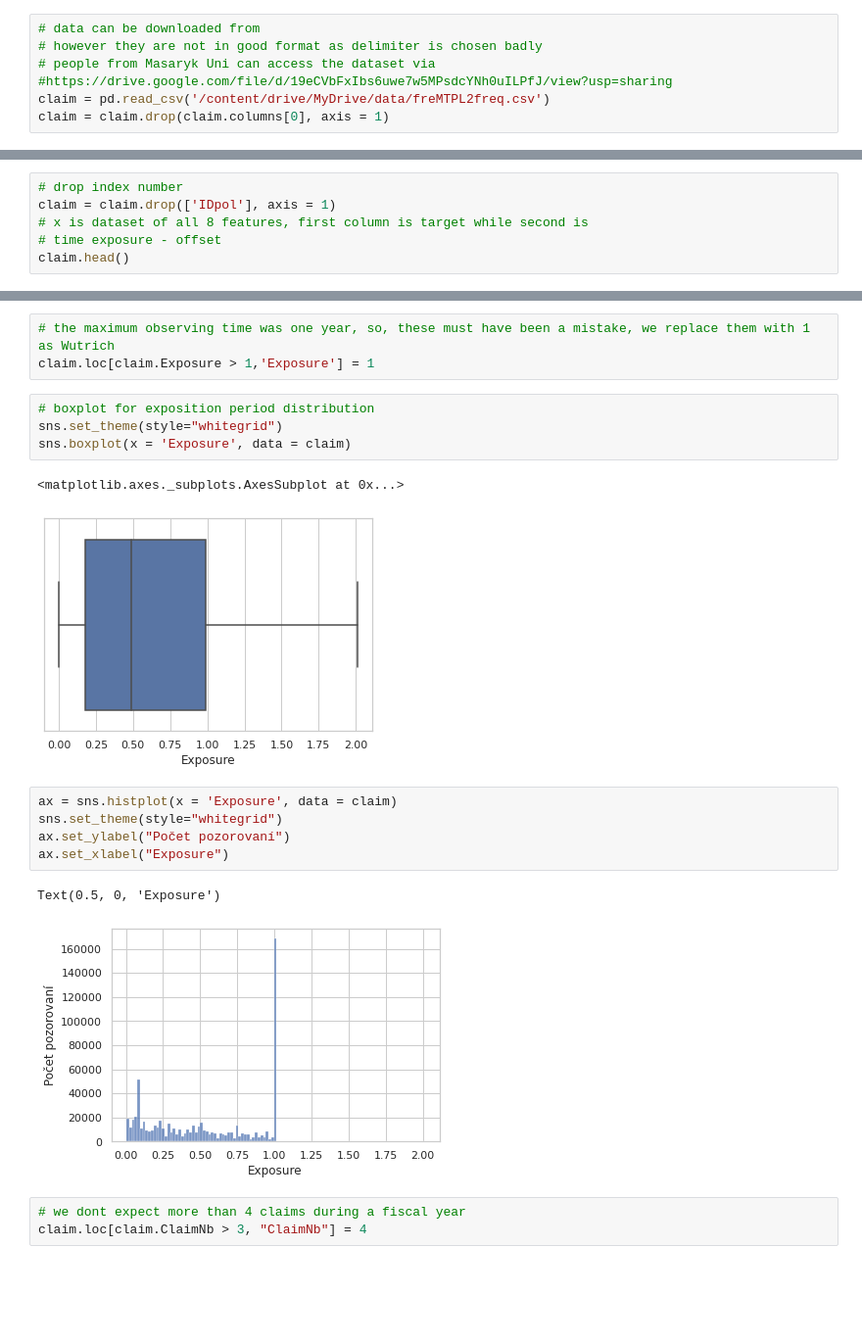
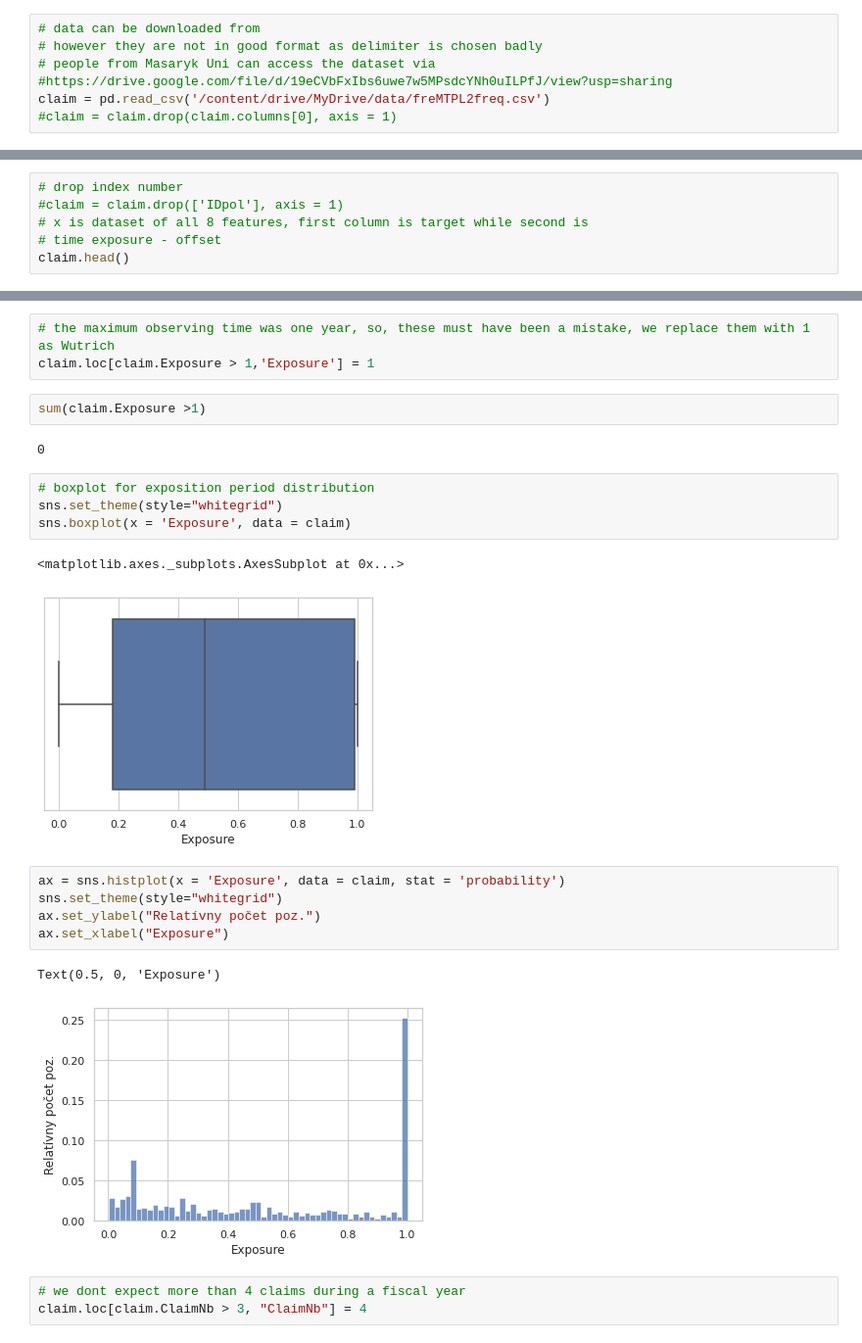
Before and after one commit to jademuun/car_insurance_MTPL, a Jupyter notebook: preprocessing.ipynb, the cells around one changed output, grey strips where cells are left out. Shown at 98% size. Drawn from its saved outputs; the diff is of its cells as text; blank space fills up the shorter version.

Commit message:
added frequency plots

```diff
--- a/preprocessing.ipynb
+++ b/preprocessing.ipynb
@@ -47,7 +55,7 @@ Mounted at /content/drive
 # people from Masaryk Uni can access the dataset via
 #https://drive.google.com/file/d/19eCVbFxIbs6uwe7w5MPsdcYNh0uILPfJ/view?usp=sharing
 claim = pd.read_csv('/content/drive/MyDrive/data/freMTPL2freq.csv')
-claim = claim.drop(claim.columns[0], axis = 1)
+#claim = claim.drop(claim.columns[0], axis = 1)
 # %%
 claim.head()
 # %% [output]
@@ -113,7 +121,7 @@ dtypes: category(4), float64(2), int64(6)
 memory usage: 44.0 MB
 # %%
 # drop index number
-claim = claim.drop(['IDpol'], axis = 1)
+#claim = claim.drop(['IDpol'], axis = 1)
 # x is dataset of all 8 features, first column is target while second is
 # time exposure - offset
 claim.head()
@@ -155,21 +163,25 @@ sum(claim.Exposure > 1)
 # %%
 # the maximum observing time was one year, so, these must have been a mistake, we replace them with 1 as Wutrich
 claim.loc[claim.Exposure > 1,'Exposure'] = 1
+# %%
+sum(claim.Exposure >1)
+# %% [output]
+0
 # %%
 # boxplot for exposition period distribution
 sns.set_theme(style="whitegrid")
 sns.boxplot(x = 'Exposure', data = claim)
 # %% [output]
 <matplotlib.axes._subplots.AxesSubplot at 0x...>
-[figure, old version]
+[figure, new version]
 # %%
-ax = sns.histplot(x = 'Exposure', data = claim)
+ax = sns.histplot(x = 'Exposure', data = claim, stat = 'probability')
 sns.set_theme(style="whitegrid")
-ax.set_ylabel("Počet pozorovaní")
+ax.set_ylabel("Relatívny počet poz.")
 ax.set_xlabel("Exposure")
 # %% [output]
 Text(0.5, 0, 'Exposure')
-[figure, old version]
+[figure, new version]
 # %%
 # we dont expect more than 4 claims during a fiscal year
 claim.loc[claim.ClaimNb > 3, "ClaimNb"] = 4
```
Also changed, not shown: parts of 22 cells of this notebook.
